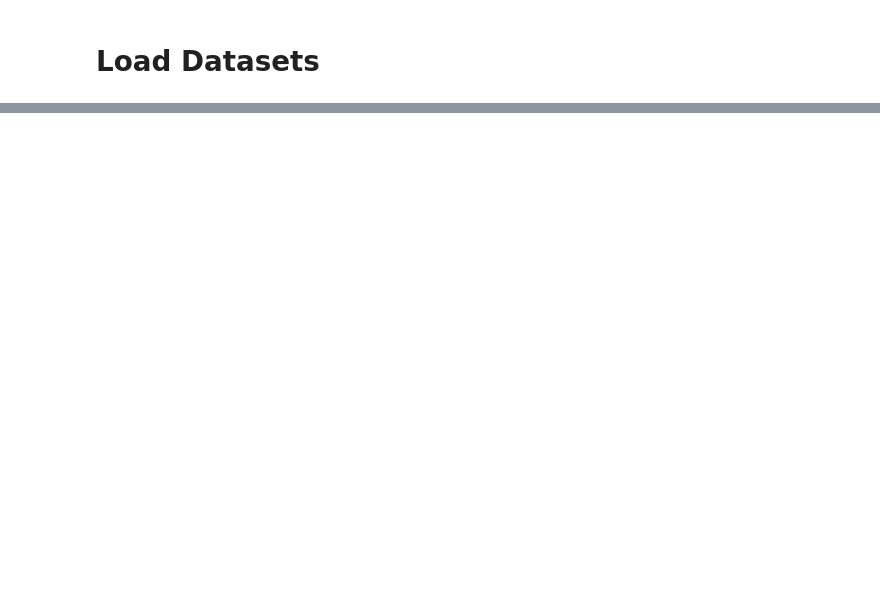
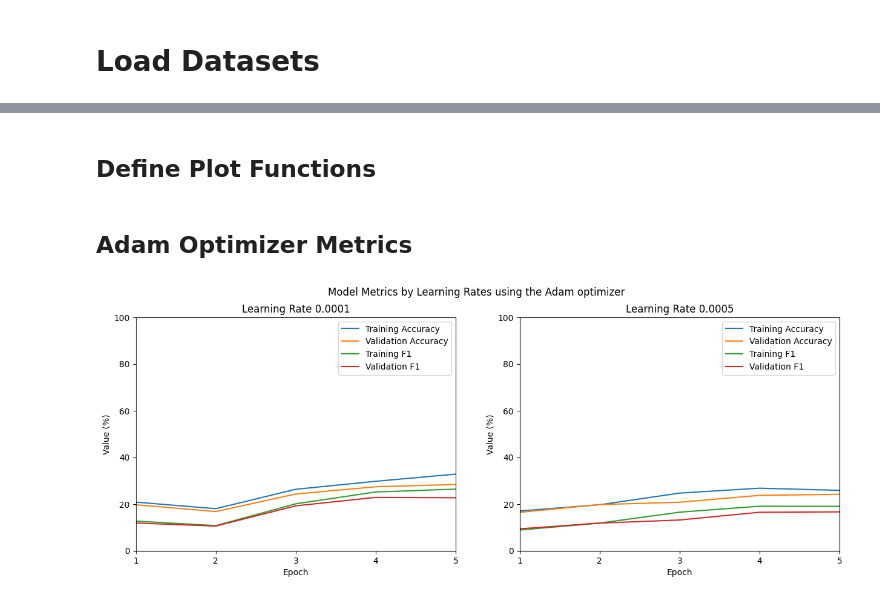
Before and after one commit to khlkeeton/MLProj, a Jupyter notebook: AlexNet_CIFAR10.ipynb, the cells around one changed output, grey strips where cells are left out. Cells and saved outputs as stored; diff of their text form; code cells hidden in the pictures; blank space fills up the shorter version.

```diff
--- a/AlexNet_CIFAR10.ipynb
+++ b/AlexNet_CIFAR10.ipynb
@@ -37,15 +42,21 @@ print(f"Using {device} processing")
 # %%
+neural_net = "AlexNet"
+dataset = "CIFAR-10"
+run_directory = f"runs/{neural_net}-{dataset}"
+
 classes = 10
 batch_size = 32
-run_directory = "runs/AlexNet-CIFAR10"
 
 epoch_tuning_limit = 3 # number of epochs to go for when tuning the hyperparameters
-epoch_training_limit = 20 # number of epochs to go for when full training
+epoch_training_limit = 5 # number of epochs to go for when full training
 
 learning_rates_tuning = [0.01, 0.005, 0.001,  0.0005, 0.0001] # learning rates to tune
 #learning_rates_adam = [] # to be determined by tuning
 #learning_rates_sgd = [] # to be determined by tuning
 
-loss_function = nn.CrossEntropyLoss() # Loss function to use
+loss_function = nn.CrossEntropyLoss().to(device) # Loss function to use
+
+metric_accuracy = torchmetrics.Accuracy(task='multiclass', num_classes=classes, average='macro').to(device) # https://www.evidentlyai.com/classification-metrics/multi-class-metrics#:~:text=Macro%2Daveraging%20shows%20average%20performance,and%20accuracy%20are%20the%20same.
+metric_f1 = torchmetrics.F1Score(task='multiclass', num_classes = classes, average='macro').to(device) # https://stackoverflow.com/questions/37358496/is-f1-micro-the-same-as-accuracy
 # %% [markdown]
 # Load Datasets
@@ -279,0 +133,3 @@ for metrics in metrics_training_sgd:
+# %%
+model = models.AlexNet(num_classes=classes)
+print(model)
@@ -279,0 +436,30 @@ for metrics in metrics_training_sgd:
+# %% [markdown]
+## Define Plot Functions
+# %%
+# Plots the various metrics for a model for each learning rate on a seperate plot, for a single optimizer
+def PlotMetricsByLearningRate(metrics_optimizer, optimizer_name):
+    plt.close()
+    range_epochs = range(1, epoch_training_limit+1)
+
+    ncols = len(metrics_optimizer)
+    fig, axes = plt.subplots(nrows=1, ncols=ncols, figsize=(15,5)) # prepare subplot
+    for col in range(ncols):
+        wrapper = metrics_optimizer[col]
+
+        axes[col].plot(range_epochs, [value * 100 for value in wrapper.accuracy_training], label=f'Training Accuracy') # training accuracy
+        axes[col].plot(range_epochs, [value * 100 for value in wrapper.accuracy_valid], label=f'Validation Accuracy') # validation accuracy
+        axes[col].plot(range_epochs, [value * 100 for value in wrapper.f1_training], label=f'Training F1') # training F1
+        axes[col].plot(range_epochs, [value * 100 for value in wrapper.f1_valid], label=f'Validation F1') # validation F1
+
+        axes[col].set_title(f'Learning Rate {wrapper.learning_rate}')
+        axes[col].legend()
+
+        axes[col].set_xlabel(f'Epoch')
+        axes[col].set_xticks(range_epochs)
+        axes[col].set_xlim(1, epoch_training_limit)
+
+        axes[col].set_ylabel(f'Value (%)')
+        axes[col].set_ylim(0,100)
+
+    plt.suptitle(f'Model Metrics by Learning Rates using the {optimizer_name} optimizer')
+    plt.show()
@@ -279,0 +487,6 @@ for metrics in metrics_training_sgd:
+# %% [markdown]
+## Adam Optimizer Metrics
+# %%
+PlotMetricsByLearningRate(models_training_adam, 'Adam')
+# %% [output]
+[figure, added]
```
Also changed, not shown: parts of 51 cells of this notebook.
